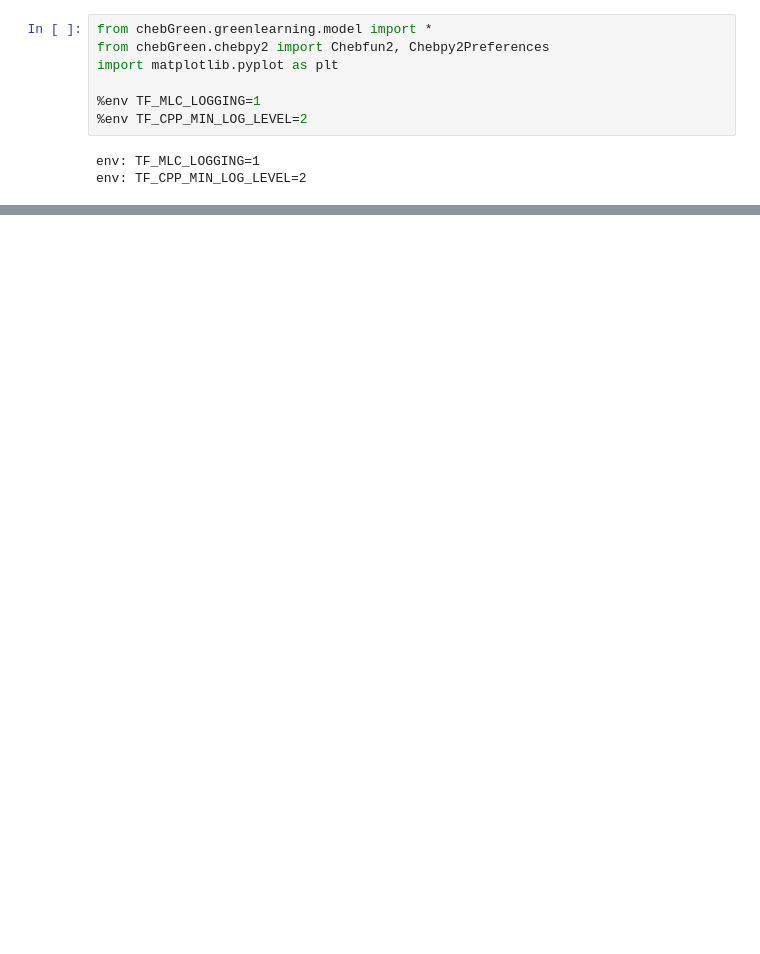
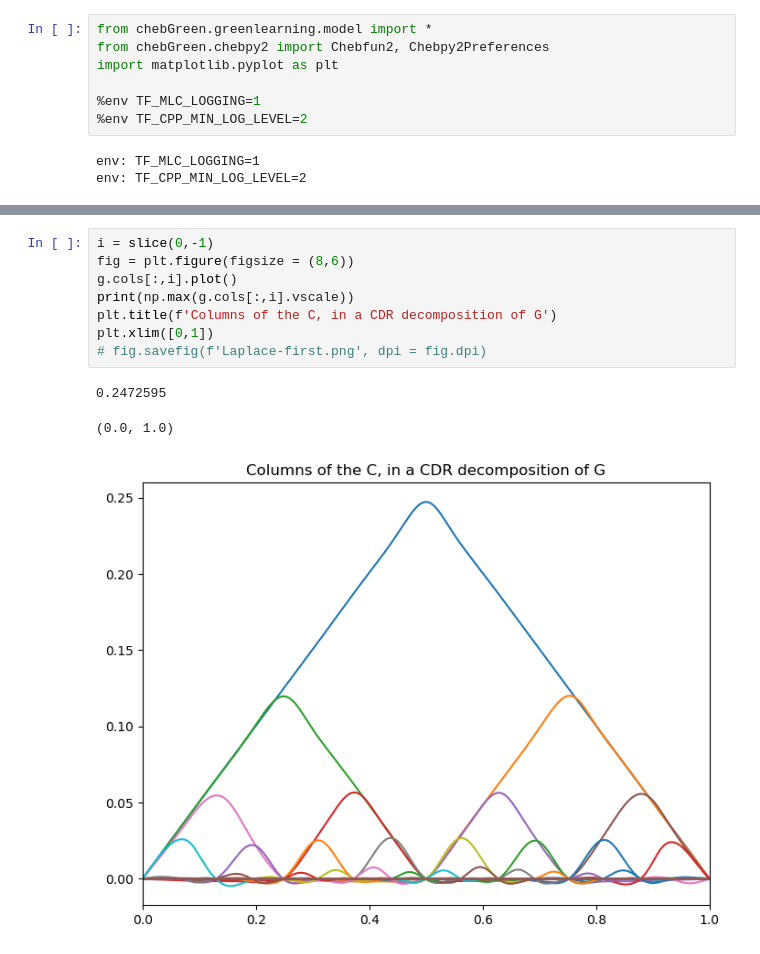
Before and after one commit to hsharsh/chebgreen, a Jupyter notebook: main/greenchebpy.ipynb, the cells around one changed output, grey strips where cells are left out. Drawn from its saved outputs; the diff is of its cells as text; blank space fills up the shorter version.

```diff
--- a/main/greenchebpy.ipynb
+++ b/main/greenchebpy.ipynb
@@ -33,3 +30,15 @@ vertical scale = 0.247373
+# %%
+i = slice(0,-1)
+fig = plt.figure(figsize = (8,6))
+g.cols[:,i].plot()
+print(np.max(g.cols[:,i].vscale))
+plt.title(f'Columns of the C, in a CDR decomposition of G')
+plt.xlim([0,1])
+# fig.savefig(f'Laplace-first.png', dpi = fig.dpi)
+# %% [output]
+0.2472595
+(0.0, 1.0)
+[figure, added]
 # %%
 %%time
 u,s,v = g.svd()
```
Also changed, not shown: parts of 11 cells of this notebook, 20 other files.
